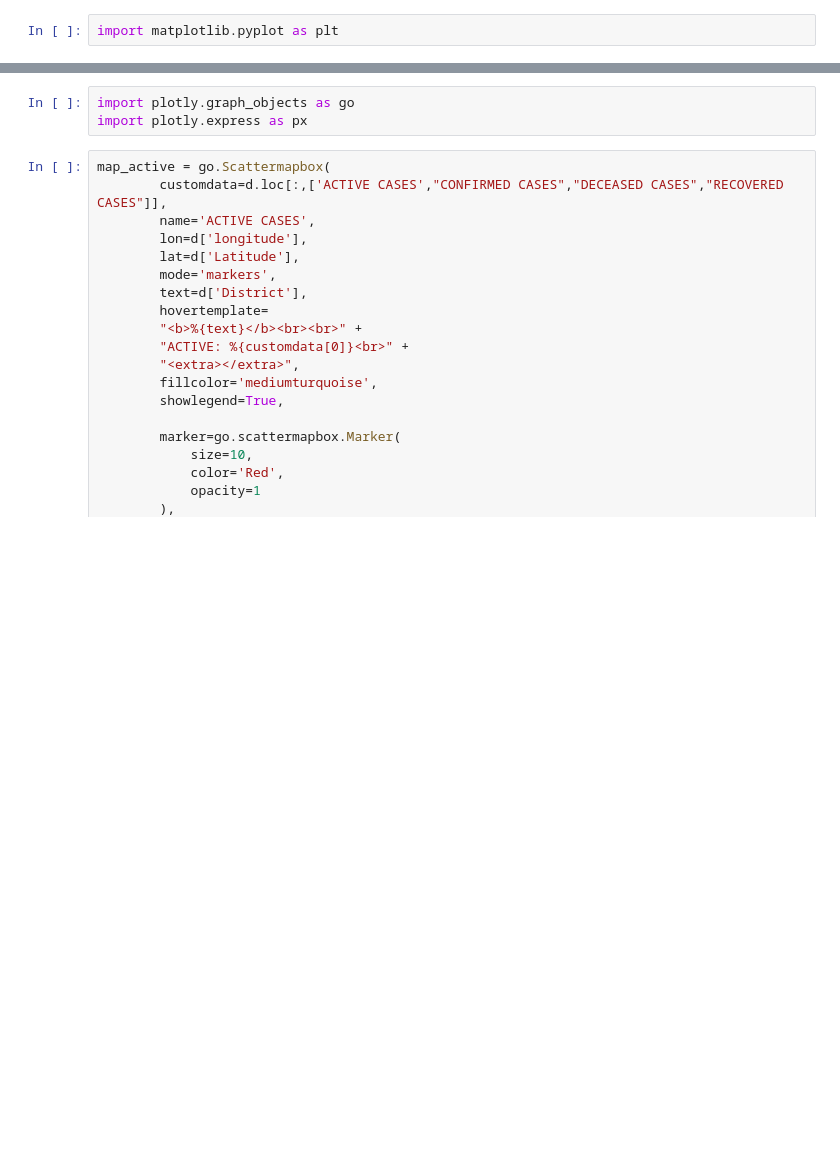
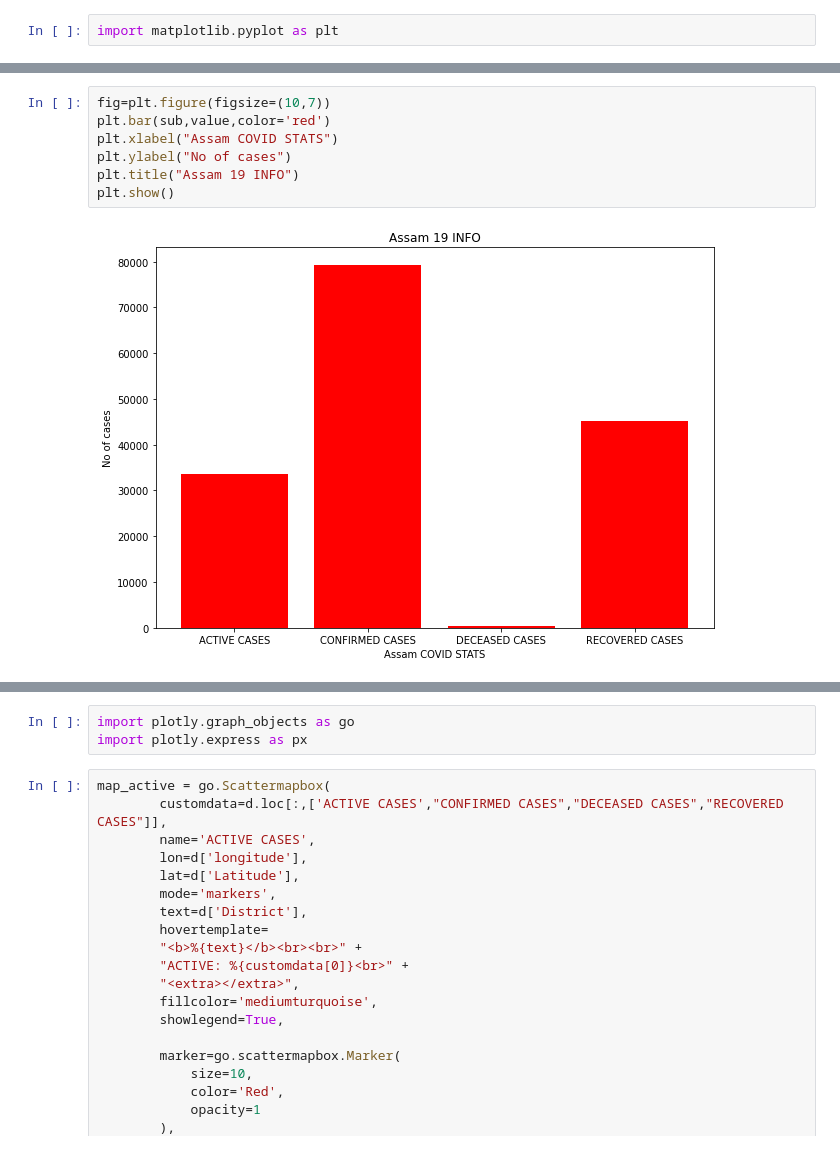
Before and after one commit to engineerscodes/COVID_19_TRACKER, a Jupyter notebook: covid19state_wise_data.ipynb, the cells around one changed output, grey strips where cells are left out. Saved outputs shown, nothing was run; the diff lists cells and outputs as text; blank space fills up the shorter version.

```diff
--- a/covid19state_wise_data.ipynb
+++ b/covid19state_wise_data.ipynb
@@ -1770,3 +2383,12 @@ plt.show()
+# %%
+fig=plt.figure(figsize=(10,7))
+plt.bar(sub,value,color='red')
+plt.xlabel("Assam COVID STATS")
+plt.ylabel("No of cases")
+plt.title("Assam 19 INFO")
+plt.show()
+# %% [output]
+[figure, added]
 # %%
 sub=["ACTIVE CASES","CONFIRMED CASES","DECEASED CASES","RECOVERED CASES"]
 value=[bihar_act,bihar_con,bihar_dec,bihar_rec]
```
Also changed, not shown: parts of 178 cells of this notebook.
